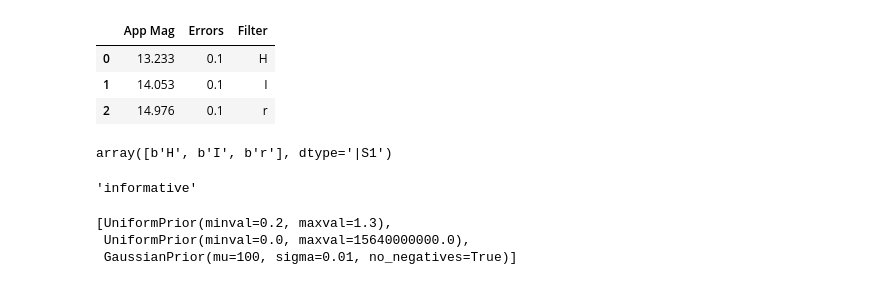
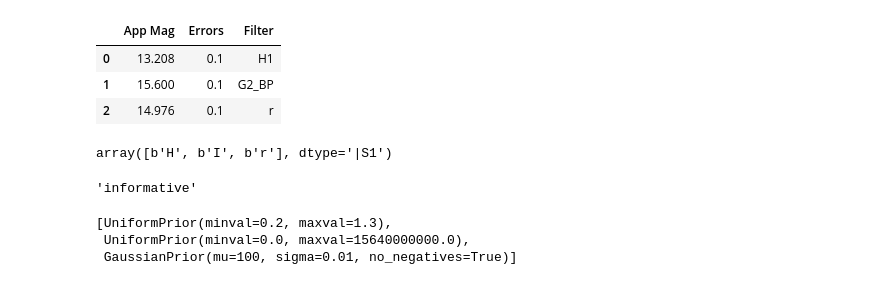
Before and after one commit to ziyyadali/COOLution, a Jupyter notebook: sampler_test.ipynb, the cells around one changed output. Drawn from its saved outputs; the diff is of its cells as text; code cells hidden in the pictures.

```diff
--- a/sampler_test.ipynb
+++ b/sampler_test.ipynb
@@ -7,15 +7,15 @@ from src.priors import *
 import h5py
 import corner.corner as corner
 # %%
-df1_data = {'App Mag': [13.233, 14.053, 14.976],
+df1_data = {'App Mag': [13.208, 15.6, 14.976],
             'Errors': [0.1, 0.1, 0.1],
-            'Filter': ['H', "I", 'r']}
+            'Filter': ['H1', "G2_BP", 'r']}
 df1 = pd.DataFrame(df1_data)
 df1
 # %% [output]
 |  | App Mag | Errors | Filter |
-| 0 | 13.233 | 0.1 | H |
-| 1 | 14.053 | 0.1 | I |
+| 0 | 13.208 | 0.1 | H1 |
+| 1 | 15.600 | 0.1 | G2_BP |
 | 2 | 14.976 | 0.1 | r |
 # %%
 hf = h5py.File("h5test.hdf5", 'w')
```
Also changed, not shown: parts of 14 cells of this notebook, 2 other files.
